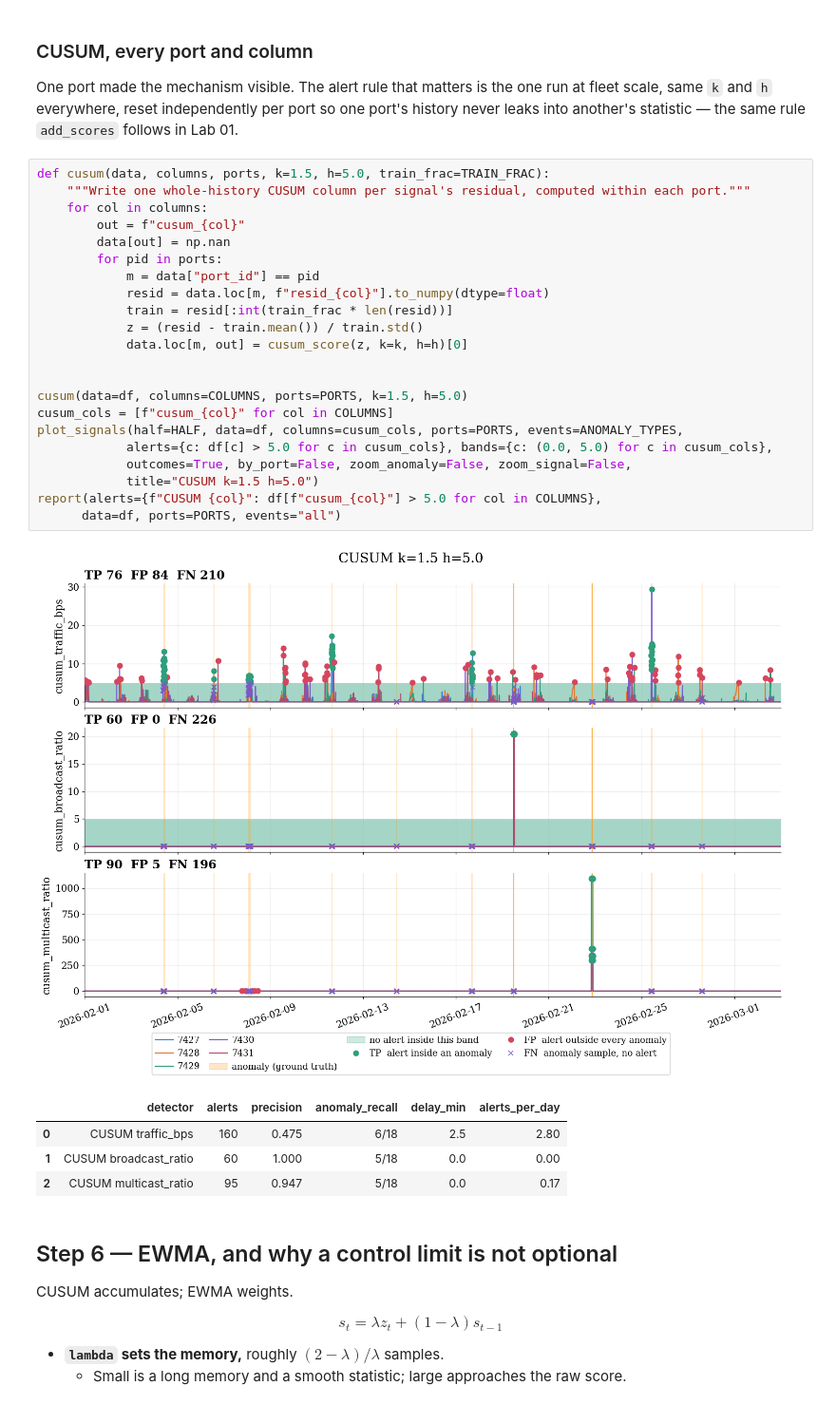
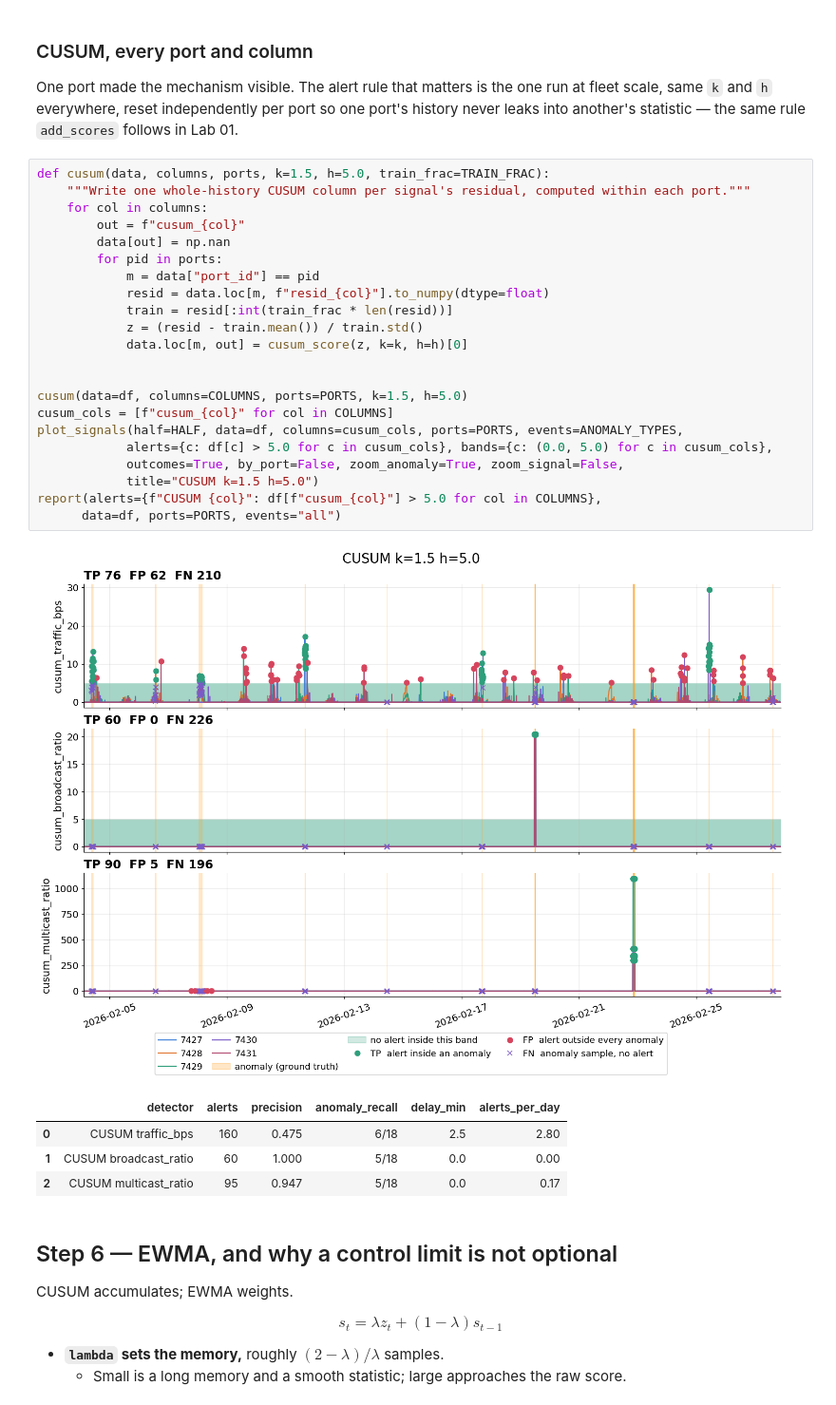
Before and after one commit to kevin880987/aiops-anomaly-zero-to-hero, a Jupyter notebook: labs/workshop/02_detectors.ipynb, the cells around one changed output. Shown at 95% size. Cells and saved outputs as stored; diff of their text form.

```diff
--- a/labs/workshop/02_detectors.ipynb
+++ b/labs/workshop/02_detectors.ipynb
@@ -307,27 +308,27 @@ another's statistic — the same rule `add_scores` follows in Lab 01.
 # %%
 def cusum(data, columns, ports, k=1.5, h=5.0, train_frac=TRAIN_FRAC):
     """Write one whole-history CUSUM column per signal's residual, computed within each port."""
     for col in columns:
         out = f"cusum_{col}"
         data[out] = np.nan
         for pid in ports:
             m = data["port_id"] == pid
             resid = data.loc[m, f"resid_{col}"].to_numpy(dtype=float)
             train = resid[:int(train_frac * len(resid))]
             z = (resid - train.mean()) / train.std()
             data.loc[m, out] = cusum_score(z, k=k, h=h)[0]
 
 
 cusum(data=df, columns=COLUMNS, ports=PORTS, k=1.5, h=5.0)
 cusum_cols = [f"cusum_{col}" for col in COLUMNS]
 plot_signals(half=HALF, data=df, columns=cusum_cols, ports=PORTS, events=ANOMALY_TYPES,
             alerts={c: df[c] > 5.0 for c in cusum_cols}, bands={c: (0.0, 5.0) for c in cusum_cols},
-            outcomes=True, by_port=False, zoom_anomaly=False, zoom_signal=False,
+            outcomes=True, by_port=False, zoom_anomaly=True, zoom_signal=False,
             title="CUSUM k=1.5 h=5.0")
 report(alerts={f"CUSUM {col}": df[f"cusum_{col}"] > 5.0 for col in COLUMNS},
       data=df, ports=PORTS, events="all")
 # %% [output]
-[figure, old version]
+[figure, new version]
 |  | detector | alerts | precision | anomaly_recall | delay_min | alerts_per_day |
 | 0 | CUSUM traffic_bps | 160 | 0.475 | 6/18 | 2.5 | 2.80 |
 | 1 | CUSUM broadcast_ratio | 60 | 1.000 | 5/18 | 0.0 | 0.00 |
```
Also changed, not shown: parts of 10 cells of this notebook, 1 other file.
